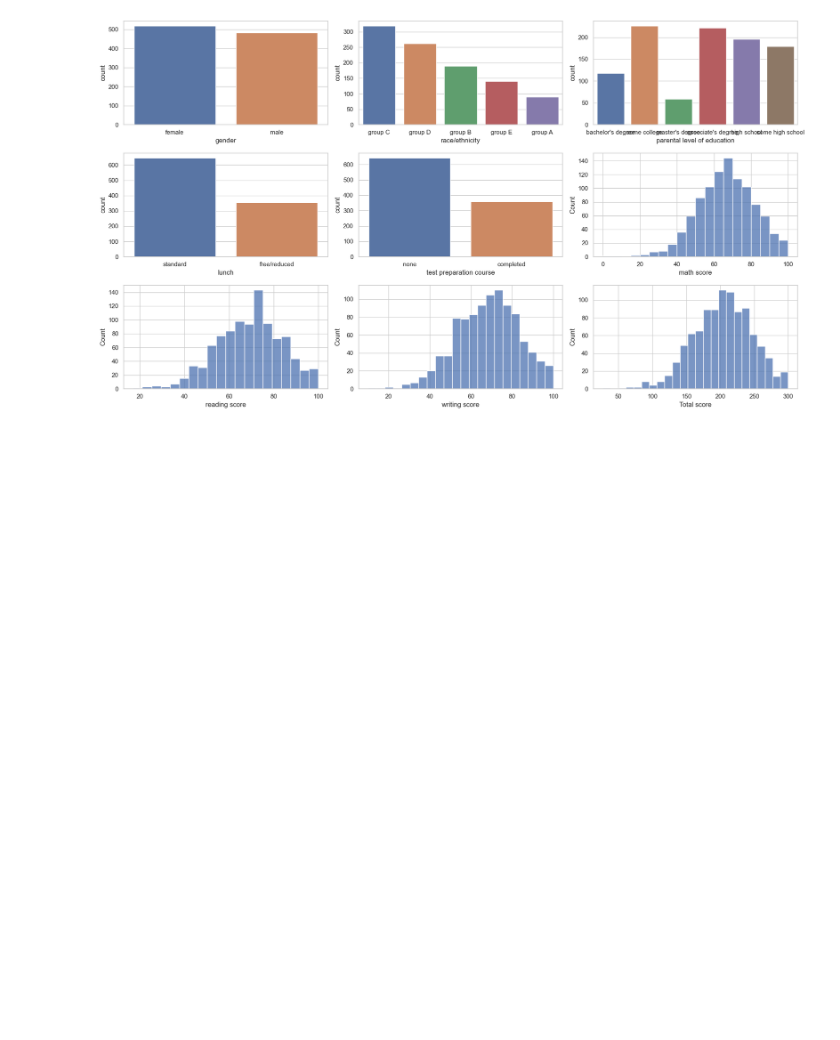
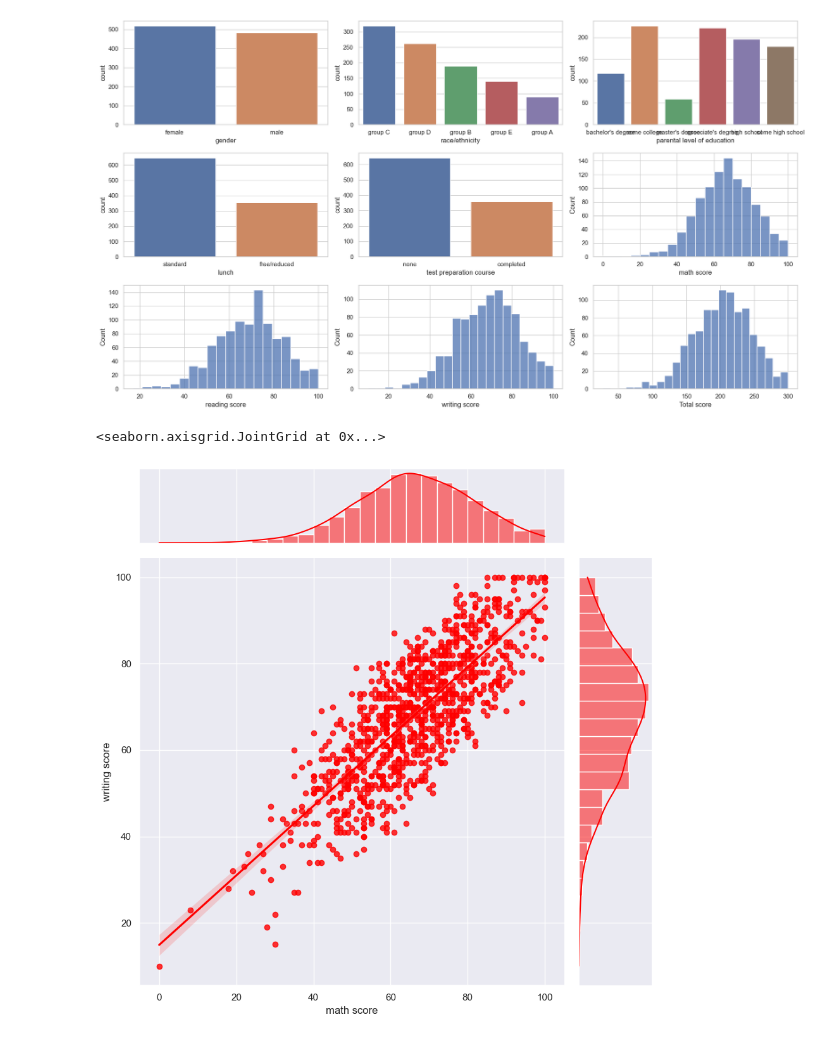
Before and after one commit to ttanshtanz/analysis_student.csv, a Jupyter notebook: EDA Student.csv.ipynb, the cells around one changed output. Saved outputs shown, nothing was run; the diff lists cells and outputs as text; code cells hidden in the pictures; blank space fills up the shorter version.

```diff
--- a/EDA Student.csv.ipynb
+++ b/EDA Student.csv.ipynb
@@ -315,3 +315,8 @@ plt.tight_layout()
 plt.show()
 # %% [output]
 [figure]
+# %%
+sns.jointplot(x='math score', y='writing score', data=data, color='red', height=9, kind='reg')
+# %% [output]
+<seaborn.axisgrid.JointGrid at 0x...>
+[figure, added]
```
Also changed, not shown: parts of 4 cells of this notebook.
